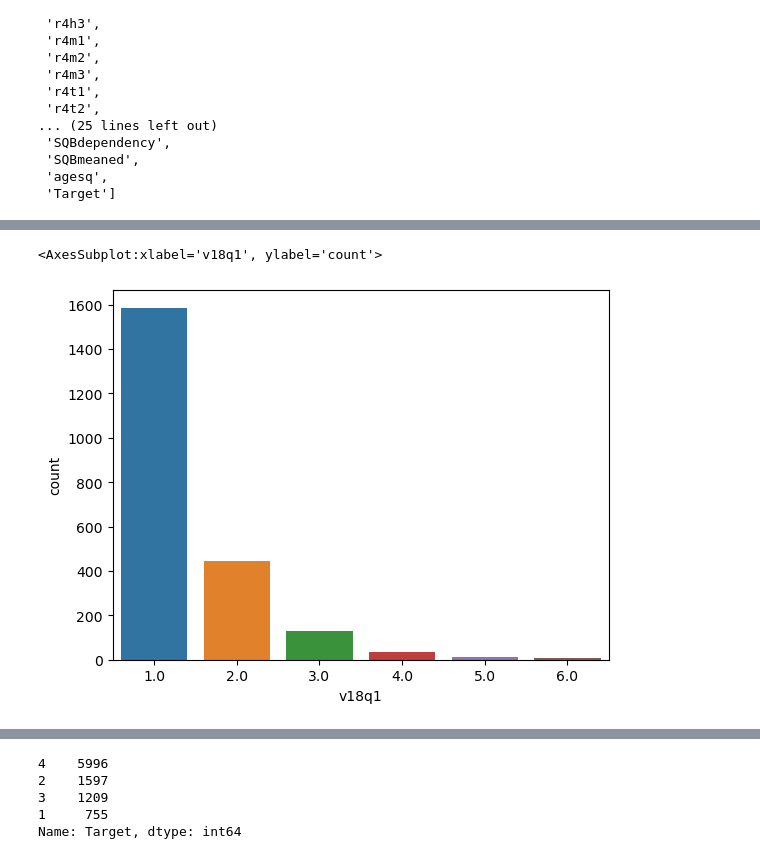
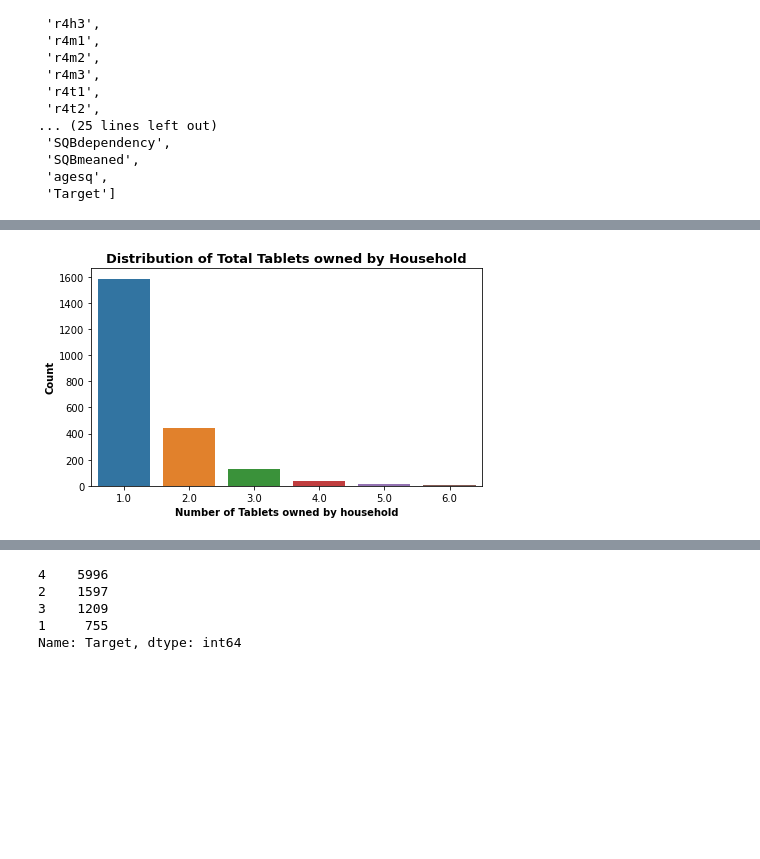
Before and after one commit to lavkushsingh31/Data_Science_Machine_Learning_Projects, a Jupyter notebook: Course Project - Income Qualification/Income Qualification Project.ipynb, the cells around one changed output, grey strips where cells are left out. Saved outputs shown, nothing was run; the diff lists cells and outputs as text; code cells hidden in the pictures; blank space fills up the shorter version.

```diff
--- a/Course Project - Income Qualification/Income Qualification Project.ipynb
+++ b/Course Project - Income Qualification/Income Qualification Project.ipynb
@@ -284,6 +351,10 @@ sns.countplot(x = 'rooms', data = train_data)
 # %%
+plt.figure(figsize=(7,4))
 sns.countplot(x = 'v18q1', data = train_data) #number of tablets household owns
+plt.title('Distribution of Total Tablets owned by Household', fontsize = 13, fontweight="bold")
+plt.xlabel('Number of Tablets owned by household', fontweight="bold")
+plt.ylabel('Count', fontweight="bold")
+plt.show()
 # %% [output]
-<AxesSubplot:xlabel='v18q1', ylabel='count'>
-[figure, old version]
+[figure, new version]
 # %%
```
Also changed, not shown: parts of 163 cells of this notebook.
